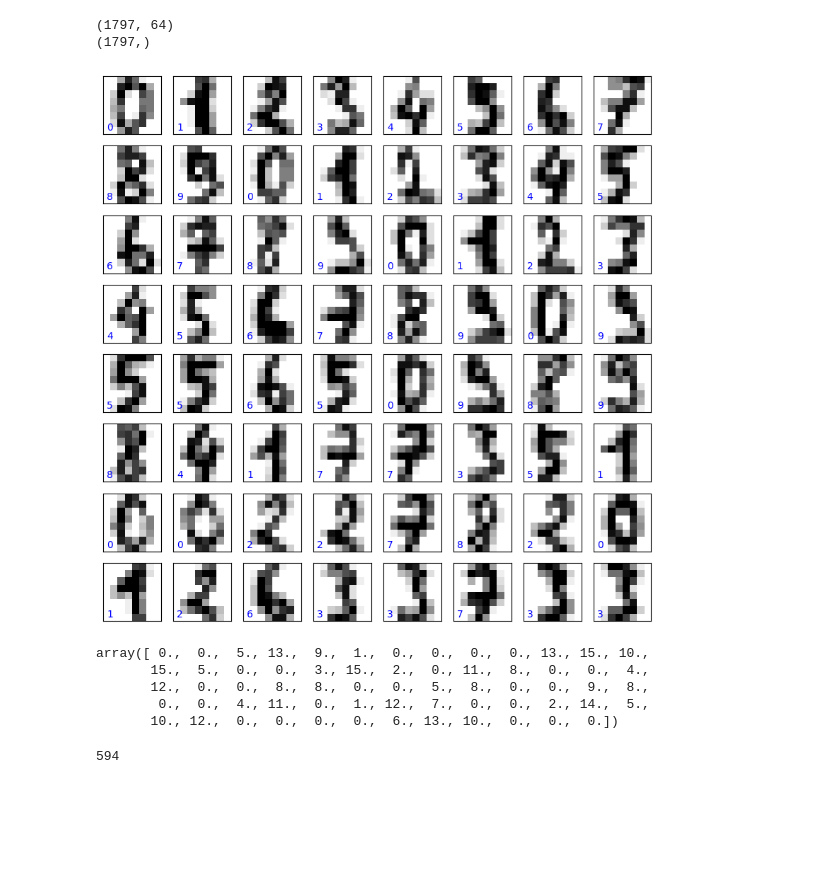
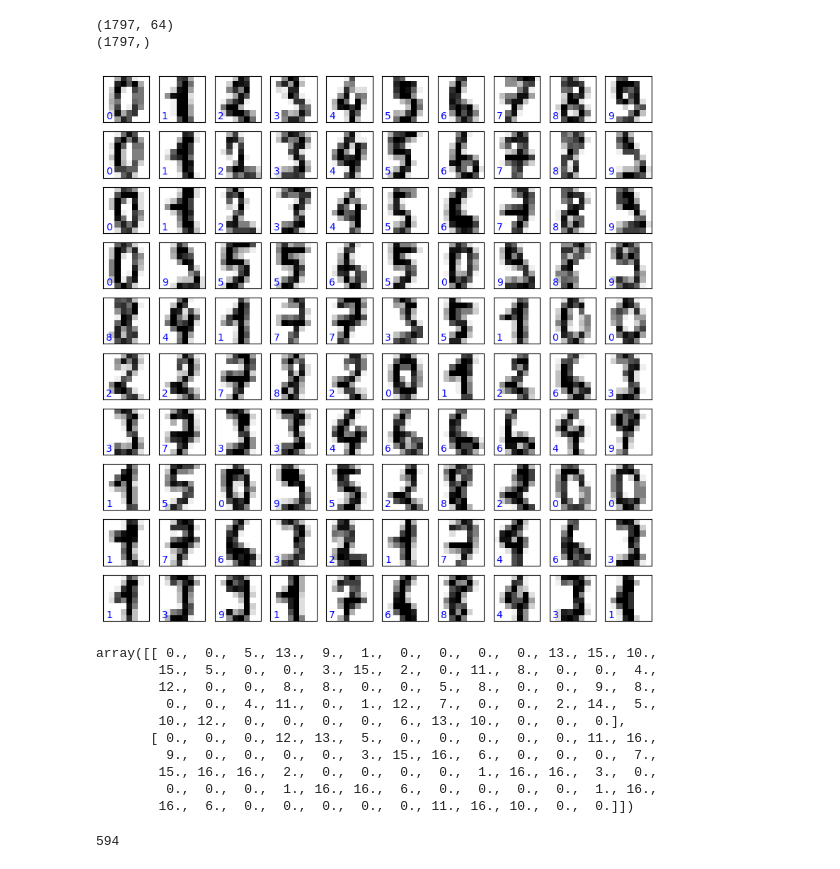
Before and after one commit to kimve1969/mgu_ds_cours, a Jupyter notebook: semestr 2.2/classification/02_KNN - Распознавание рукописных цифр.ipynb, the cells around one changed output. Drawn from its saved outputs; the diff is of its cells as text; code cells hidden in the pictures; blank space fills up the shorter version.

```diff
--- a/semestr 2.2/classification/02_KNN - Распознавание рукописных цифр.ipynb
+++ b/semestr 2.2/classification/02_KNN - Распознавание рукописных цифр.ipynb
@@ -46,23 +46,31 @@ print(y.shape)
 N, d = X.shape
 # %%
 plt.figure(figsize = (10, 10)) # Размер окна в дюймах
-for i in range(64):
-    plt.subplot(8, 8, i + 1)
+#for i in range(64):
+    #plt.subplot(8, 8, i + 1)
+for i in range(100):
+    plt.subplot(10, 10, i + 1)
     plt.xticks([])
     plt.yticks([])
     plt.imshow(np.reshape(X[i, :], (8, 8)), interpolation = 'nearest')
     plt.text(0, 7, str(digits.target[i]), color = 'b')
     plt.set_cmap('binary')
 # %% [output]
-[figure, old version]
+[figure, new version]
-# %%
-X[0,:]
-# %% [output]
-array([ 0.,  0.,  5., 13.,  9.,  1.,  0.,  0.,  0.,  0., 13., 15., 10.,
-       15.,  5.,  0.,  0.,  3., 15.,  2.,  0., 11.,  8.,  0.,  0.,  4.,
-       12.,  0.,  0.,  8.,  8.,  0.,  0.,  5.,  8.,  0.,  0.,  9.,  8.,
-        0.,  0.,  4., 11.,  0.,  1., 12.,  7.,  0.,  0.,  2., 14.,  5.,
-       10., 12.,  0.,  0.,  0.,  0.,  6., 13., 10.,  0.,  0.,  0.])
+# %%
+#X[0,:]
+X[0:2,:]
+# %% [output]
+array([[ 0.,  0.,  5., 13.,  9.,  1.,  0.,  0.,  0.,  0., 13., 15., 10.,
+        15.,  5.,  0.,  0.,  3., 15.,  2.,  0., 11.,  8.,  0.,  0.,  4.,
+        12.,  0.,  0.,  8.,  8.,  0.,  0.,  5.,  8.,  0.,  0.,  9.,  8.,
+         0.,  0.,  4., 11.,  0.,  1., 12.,  7.,  0.,  0.,  2., 14.,  5.,
+        10., 12.,  0.,  0.,  0.,  0.,  6., 13., 10.,  0.,  0.,  0.],
+       [ 0.,  0.,  0., 12., 13.,  5.,  0.,  0.,  0.,  0.,  0., 11., 16.,
+         9.,  0.,  0.,  0.,  0.,  3., 15., 16.,  6.,  0.,  0.,  0.,  7.,
+        15., 16., 16.,  2.,  0.,  0.,  0.,  0.,  1., 16., 16.,  3.,  0.,
+         0.,  0.,  0.,  1., 16., 16.,  6.,  0.,  0.,  0.,  0.,  1., 16.,
+        16.,  6.,  0.,  0.,  0.,  0.,  0., 11., 16., 10.,  0.,  0.]])
 # %%
 from sklearn import neighbors
 #from sklearn.cross_validation import train_test_split
```
Also changed, not shown: parts of 8 cells of this notebook.
